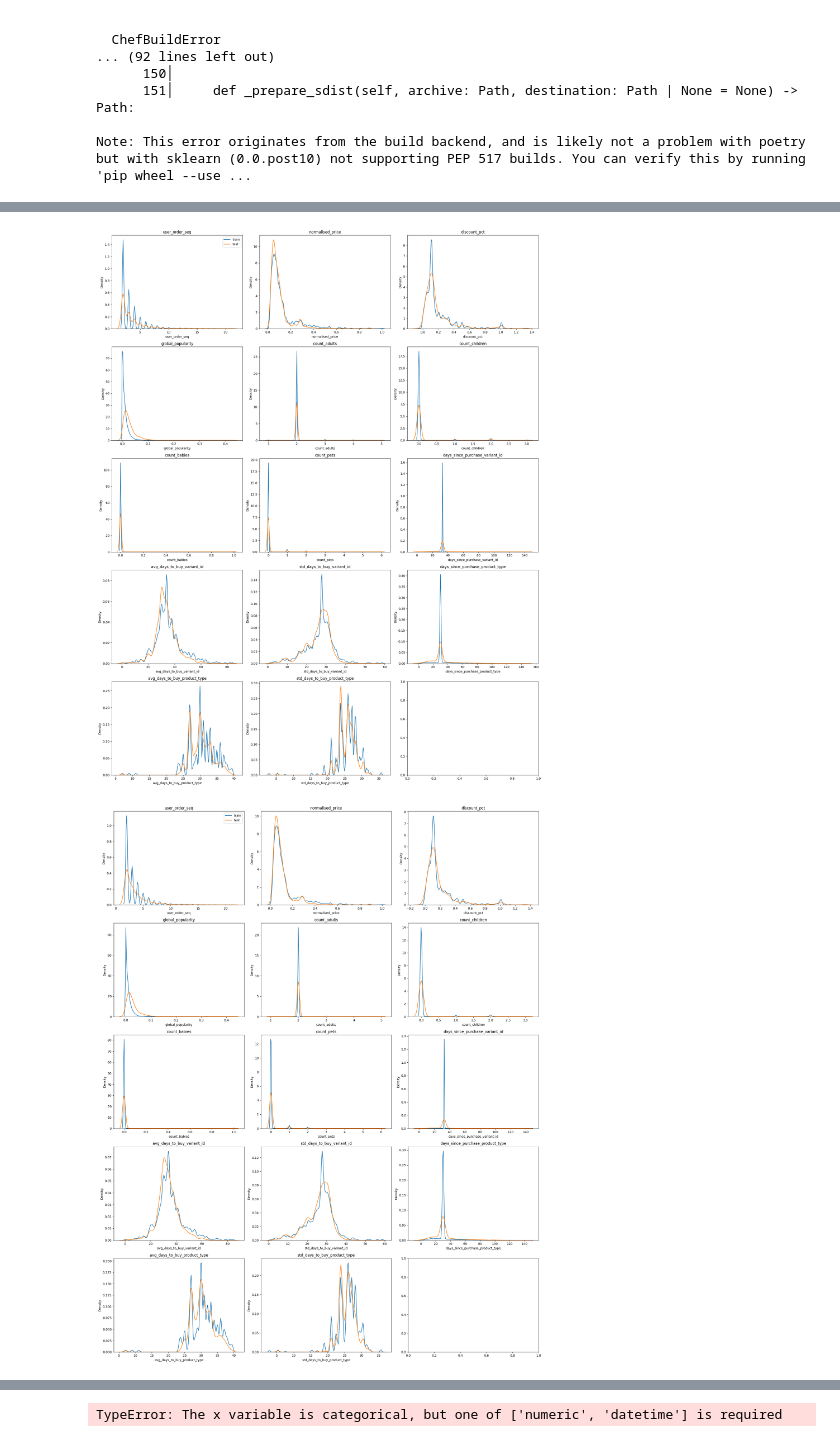
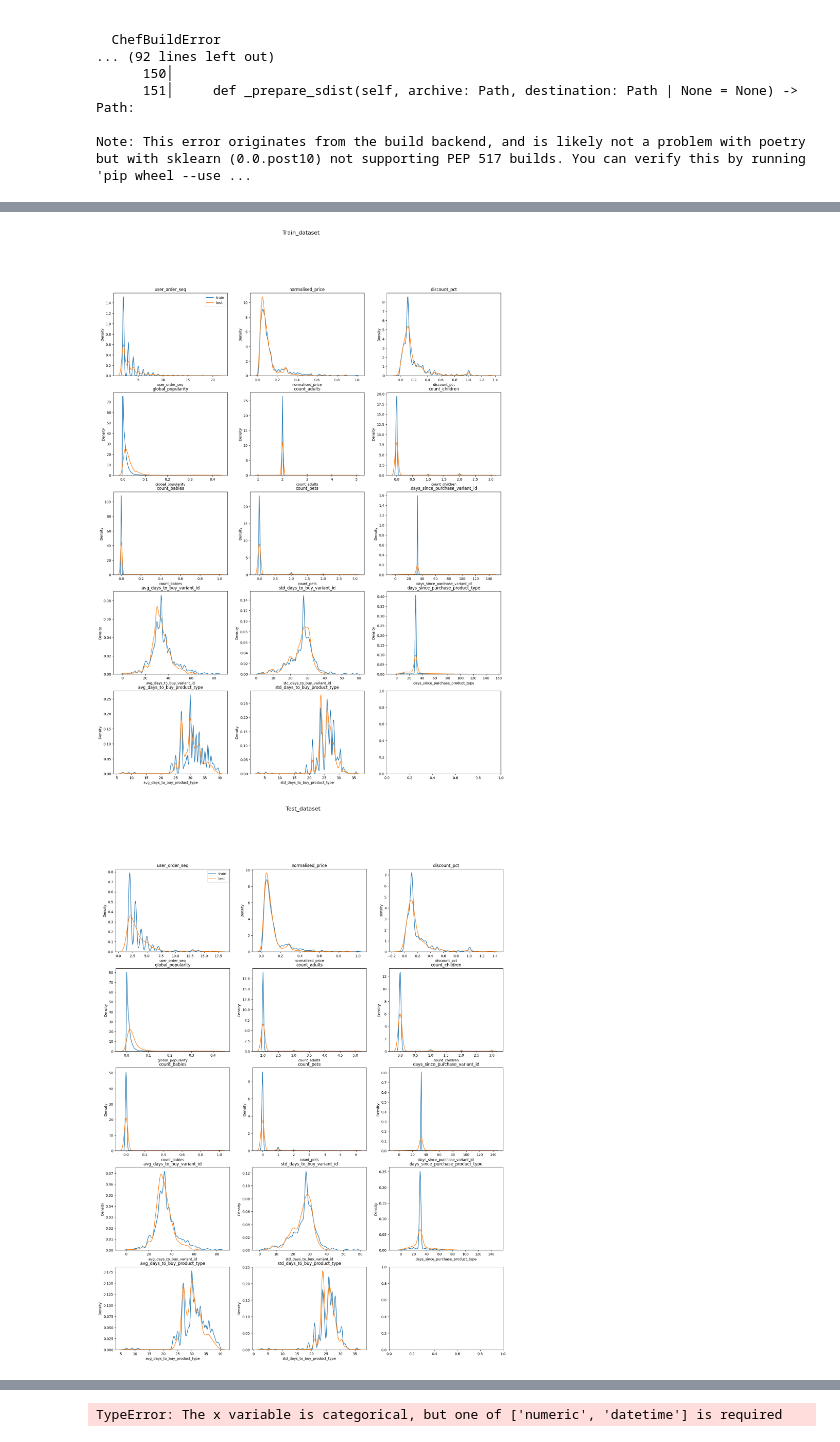
Before and after one commit to carlossantamarizq/zrive-ds, a Jupyter notebook: src/module_3/exploring.ipynb, the cells around one changed output, grey strips where cells are left out. Saved outputs shown, nothing was run; the diff lists cells and outputs as text; code cells hidden in the pictures.

Commit message:
Training

```diff
--- a/src/module_3/exploring.ipynb
+++ b/src/module_3/exploring.ipynb
@@ -67,7 +72,7 @@ df_work.sort_values(["user_id", "order_id", "order_date"], inplace=True)
 info_cols = ['variant_id', 'order_id', 'user_id', 'created_at', 'order_date']
 label_col = 'outcome'
 
-features_cols = [col for col in df.columns if col not in info_cols + [label_col]]
+features_cols = [col for col in df_work.columns if col not in info_cols + [label_col]]
 
 categorical_cols = ['product_type', 'vendor']
 binary_cols = ['ordered_before', 'abandoned_before', 'active_snoozed', 'set_as_regular']
@@ -113,14 +79,0 @@ memory usage: 247.6 MB
-# %%
-cols = 3
-rows = int(np.ceil(len(numerical_cols) / cols))
-fig, ax = plt.subplots(rows, cols, figsize=(20, 5*rows))
-ax = ax.flatten()
-
-for i, col in enumerate(numerical_cols):
-    sns.kdeplot(df_work.loc[lambda x: x.outcome == 0, col], label='0', ax=ax[i])
-    sns.kdeplot(df_work.loc[lambda x: x.outcome == 1, col], label='1', ax=ax[i])
-    ax[i].set_title(col)
-
-ax[0].legend()
-
-plt.tight_layout()
@@ -148,6 +82,12 @@ a = df_work[df_work["outcome"]==1].groupby(["order_id", "user_id"]).count().sort
 # %%
 from sklearn.model_selection import train_test_split
 
-df_train, df_test = train_test_split(df_work, test_size=0.2, random_state=99, stratify=df_work.order_id)
+unique_orders = df_work["order_id"].unique()
 
-df_test, df_validation = train_test_split(df_test, test_size=0.5, random_state=99, stratify=df_test.order_id)
+train_orders, test_orders = train_test_split(unique_orders, test_size=0.2, random_state=99)
+test_orders, validation_orders = train_test_split(test_orders, test_size=0.5, random_state=99)
+
+
+df_train = df_work[df_work["order_id"].isin(train_orders)]
+df_test = df_work[df_work["order_id"].isin(test_orders)]
+df_validation = df_work[df_work["order_id"].isin(validation_orders)]
@@ -186,21 +94,22 @@ df_test[df_test["order_id"]==2908345434244]
 # %%
 
-dfs = [df_train, df_test]
+dfs = {"Train_dataset":df_train, "Test_dataset":df_test, "Validation_dataset":df_validation}
 
-for df in dfs:
+for main_title, df in dfs.items():
     cols = 3
     rows = int(np.ceil(len(numerical_cols) / cols))
     fig, ax = plt.subplots(rows, cols, figsize=(20, 5*rows))
     ax = ax.flatten()
 
     for i, col in enumerate(numerical_cols):
         sns.kdeplot(df.loc[lambda x: x.outcome == 0, col], label='train', ax=ax[i])
         sns.kdeplot(df.loc[lambda x: x.outcome == 1, col], label='test', ax=ax[i])
         ax[i].set_title(col)
 
     ax[0].legend()
+    fig.suptitle(main_title, fontsize=16)
 
-    plt.tight_layout()
+    # plt.tight_layout()
 # %% [output]
-[figure, old version]
+[figure, new version]
-[figure, old version]
+[figure, new version]
```
Also changed, not shown: parts of 16 cells of this notebook.
